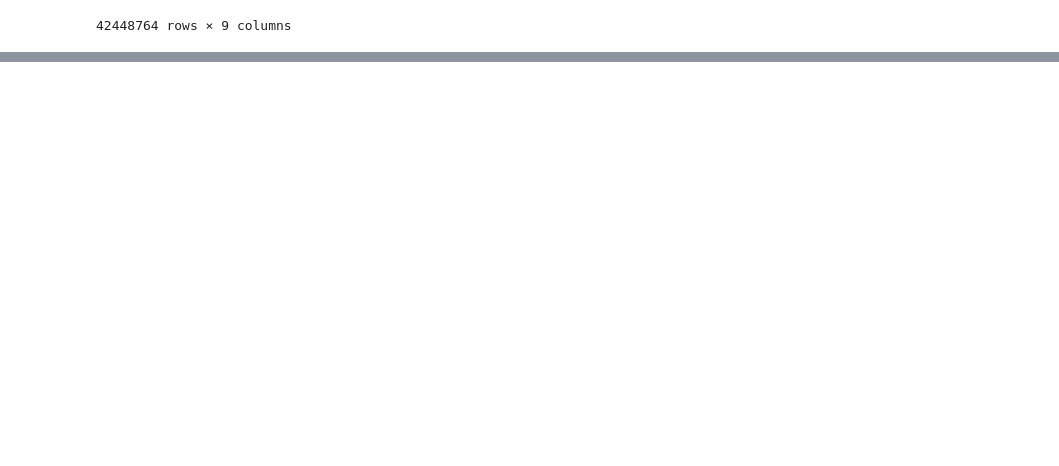
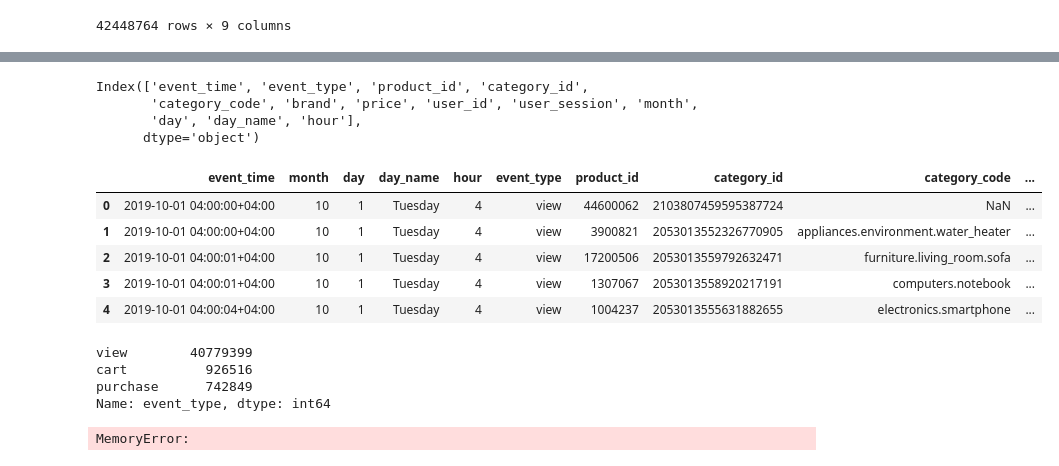
Before and after one commit to benidjor/ecommerce-behavior-data-analysis, a Jupyter notebook: 2019_oct.ipynb, the cells around one changed output, grey strips where cells are left out. Cells and saved outputs as stored; diff of their text form; code cells hidden in the pictures; blank space fills up the shorter version.

Commit message:
feat(ce-3) : event_time 컬럼 분리
- event_time 컬럼 연, 월, 일 분리

```diff
--- a/2019_oct.ipynb
+++ b/2019_oct.ipynb
@@ -20,0 +38,3 @@ df
+# %%
+# event_time 컬럼 타입 str -> datetime64로 변경
+df["event_time"] = pd.to_datetime(df["event_time"])
@@ -20,0 +56,3 @@ df
+# %%
+# event_time 열 timezone UTC -> Asia/Dubai로 변경 (GMT +4)
+df["event_time"] = df["event_time"].apply(lambda x : x.tz_convert("Asia/Dubai"))
@@ -20,0 +74,45 @@ df
+# %%
+# event_time 월, 일, 요일, 시 빼내기
+df["month"] = df["event_time"].dt.month
+df["day"] = df["event_time"].dt.day
+df["day_name"] = df["event_time"].apply(lambda x : x.day_name())
+df["hour"] = df["event_time"].dt.hour
+# %%
+df.columns
+# %% [output]
+Index(['event_time', 'event_type', 'product_id', 'category_id',
+       'category_code', 'brand', 'price', 'user_id', 'user_session', 'month',
+       'day', 'day_name', 'hour'],
+      dtype='object')
+# %%
+column_order = ['event_time', 'month', 'day', 'day_name', 'hour',
+                'event_type', 'product_id', 'category_id', 'category_code',
+                'brand', 'price', 'user_id', 'user_session']
+df_mod = df[column_order]
+# %%
+df_mod.head()
+# %% [output]
+|  | event_time | month | day | day_name | hour | event_type | product_id | category_id | category_code | ... |
+| 0 | 2019-10-01 04:00:00+04:00 | 10 | 1 | Tuesday | 4 | view | 44600062 | 2103807459595387724 | NaN | ... |
+| 1 | 2019-10-01 04:00:00+04:00 | 10 | 1 | Tuesday | 4 | view | 3900821 | 2053013552326770905 | appliances.environment.water_heater | ... |
+| 2 | 2019-10-01 04:00:01+04:00 | 10 | 1 | Tuesday | 4 | view | 17200506 | 2053013559792632471 | furniture.living_room.sofa | ... |
+| 3 | 2019-10-01 04:00:01+04:00 | 10 | 1 | Tuesday | 4 | view | 1307067 | 2053013558920217191 | computers.notebook | ... |
+| 4 | 2019-10-01 04:00:04+04:00 | 10 | 1 | Tuesday | 4 | view | 1004237 | 2053013555631882655 | electronics.smartphone | ... |
+# %%
+df["event_type"].value_counts()
+# %% [output]
+view        40779399
+cart          926516
+purchase      742849
+Name: event_type, dtype: int64
+# %%
+import plotly.express as px
+import plotly.graph_objects as go
+
+fig = go.Figure()
+fig.add_trace(
+    go.Scatter(x=df_mod["day_name"])
+)
+fig.show()
+# %% [output]
+MemoryError:
```
Also changed, not shown: parts of 33 cells of this notebook.
